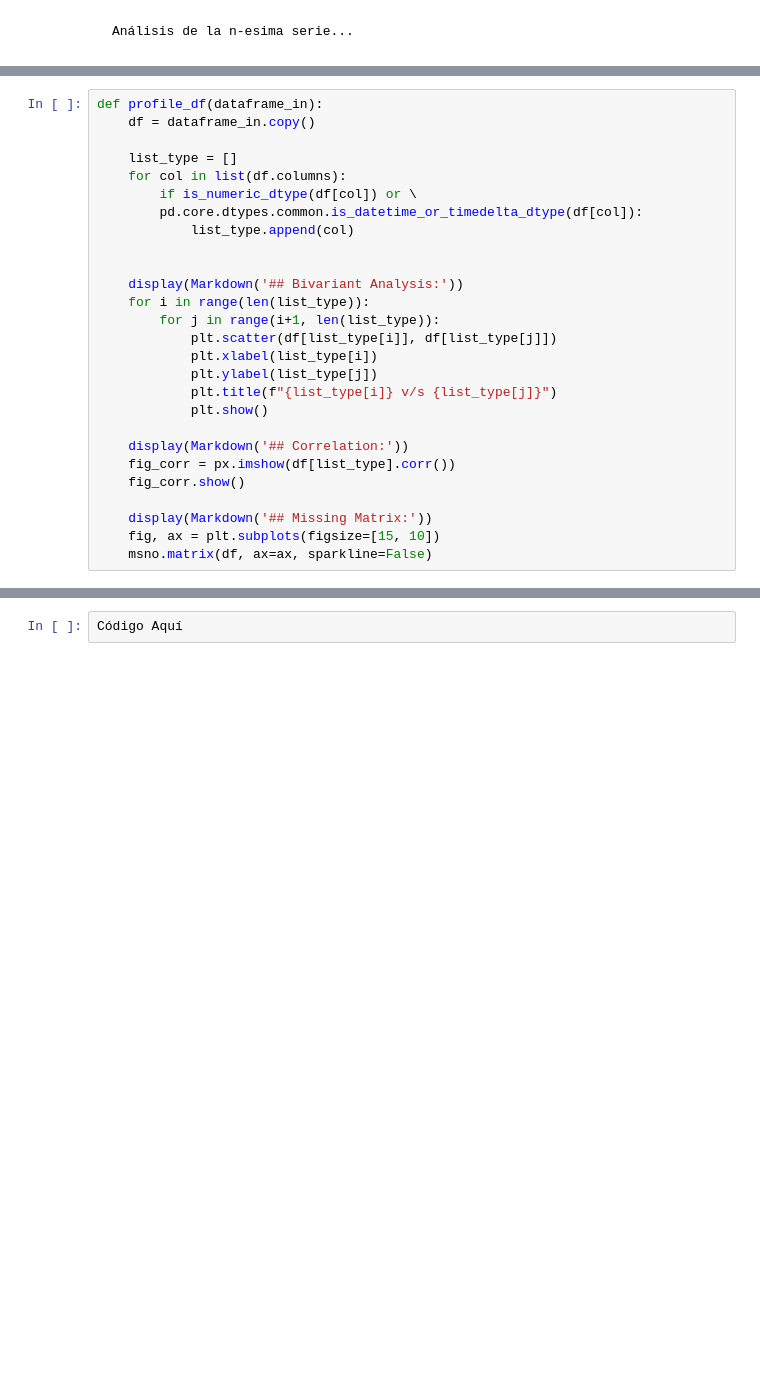
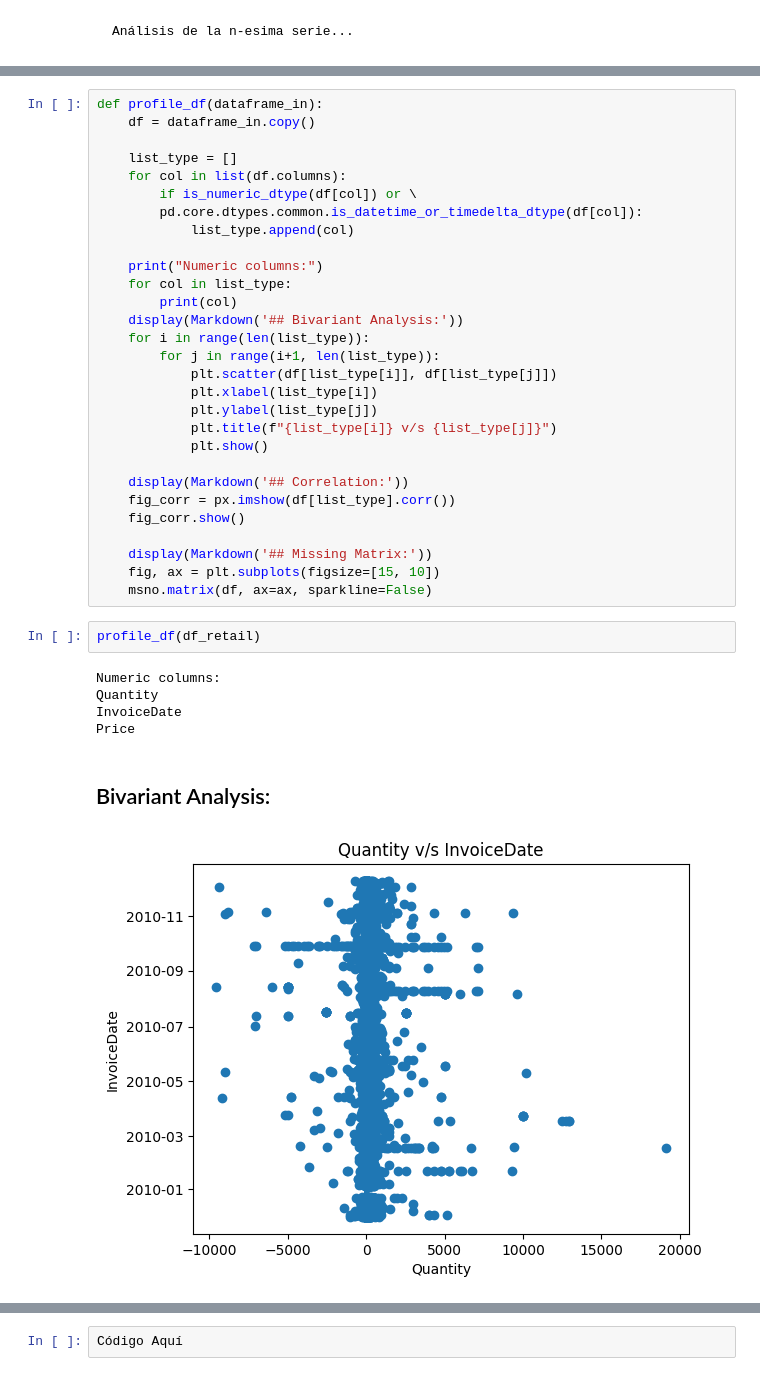
Before and after one commit to nicoacevedor/MDS7202, a Jupyter notebook: lab6/Lab6.ipynb, the cells around one changed output, grey strips where cells are left out. Saved outputs shown, nothing was run; the diff lists cells and outputs as text; blank space fills up the shorter version.

```diff
--- a/lab6/Lab6.ipynb
+++ b/lab6/Lab6.ipynb
@@ -244,7 +391,9 @@ def profile_df(dataframe_in):
         pd.core.dtypes.common.is_datetime_or_timedelta_dtype(df[col]):
             list_type.append(col)
 
-
+    print("Numeric columns:")
+    for col in list_type:
+        print(col)
     display(Markdown('## Bivariant Analysis:'))
     for i in range(len(list_type)):
         for j in range(i+1, len(list_type)):
@@ -261,3 +410,12 @@ def profile_df(dataframe_in):
     display(Markdown('## Missing Matrix:'))
     fig, ax = plt.subplots(figsize=[15, 10])
     msno.matrix(df, ax=ax, sparkline=False)
+# %%
+profile_df(df_retail)
+# %% [output]
+Numeric columns:
+Quantity
+InvoiceDate
+Price
+## Bivariant Analysis:
+[figure, added]
```
Also changed, not shown: parts of 28 cells of this notebook, 1 other file.
